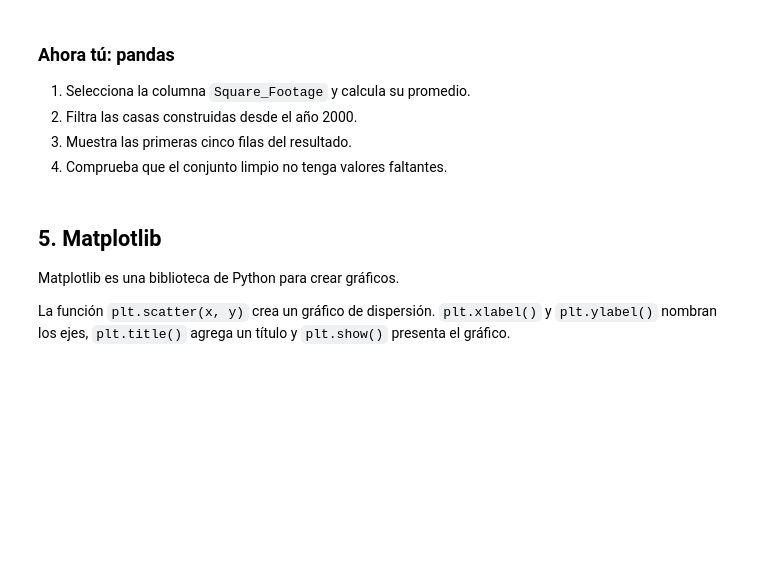
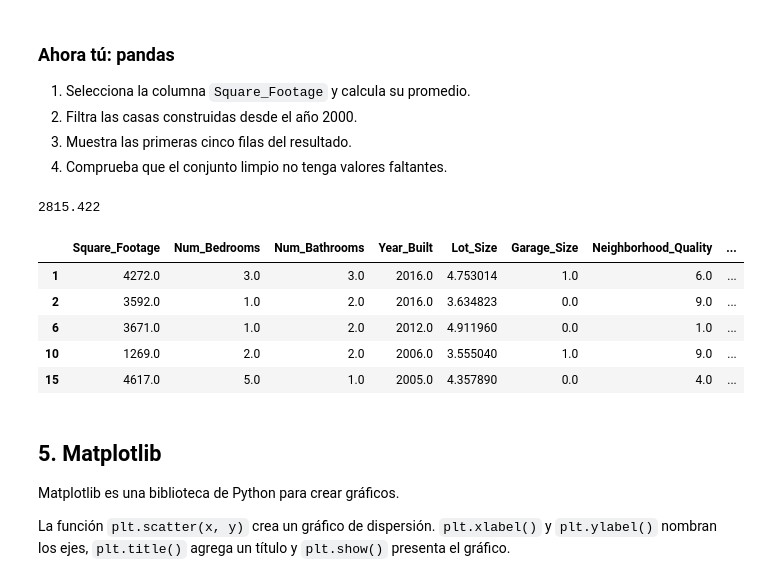
Before and after one commit to Tomas-Santana/252T19-inteligencia-artificial, a Jupyter notebook: labs/01/lab.ipynb, the cells around one changed output. Drawn from its saved outputs; the diff is of its cells as text; code cells hidden in the pictures; blank space fills up the shorter version.

```diff
--- a/labs/01/lab.ipynb
+++ b/labs/01/lab.ipynb
@@ -322,3 +336,19 @@ Precio promedio: 618861.0186467685
+# %%
+# Escribe tu solución aquí
+
+sq_mean = df["Square_Footage"].mean()
+print(sq_mean)
+new_houses = df[df["Year_Built"] >= 2000]
+
+new_houses.head()
+# %% [output]
+2815.422
+|  | Square_Footage | Num_Bedrooms | Num_Bathrooms | Year_Built | Lot_Size | Garage_Size | Neighborhood_Quality | ... |
+| 1 | 4272.0 | 3.0 | 3.0 | 2016.0 | 4.753014 | 1.0 | 6.0 | ... |
+| 2 | 3592.0 | 1.0 | 2.0 | 2016.0 | 3.634823 | 0.0 | 9.0 | ... |
+| 6 | 3671.0 | 1.0 | 2.0 | 2012.0 | 4.911960 | 0.0 | 1.0 | ... |
+| 10 | 1269.0 | 2.0 | 2.0 | 2006.0 | 3.555040 | 1.0 | 9.0 | ... |
+| 15 | 4617.0 | 5.0 | 1.0 | 2005.0 | 4.357890 | 0.0 | 4.0 | ... |
 # %% [markdown]
 ## 5. Matplotlib
 
```
Also changed, not shown: parts of 11 cells of this notebook, 13 other files.
